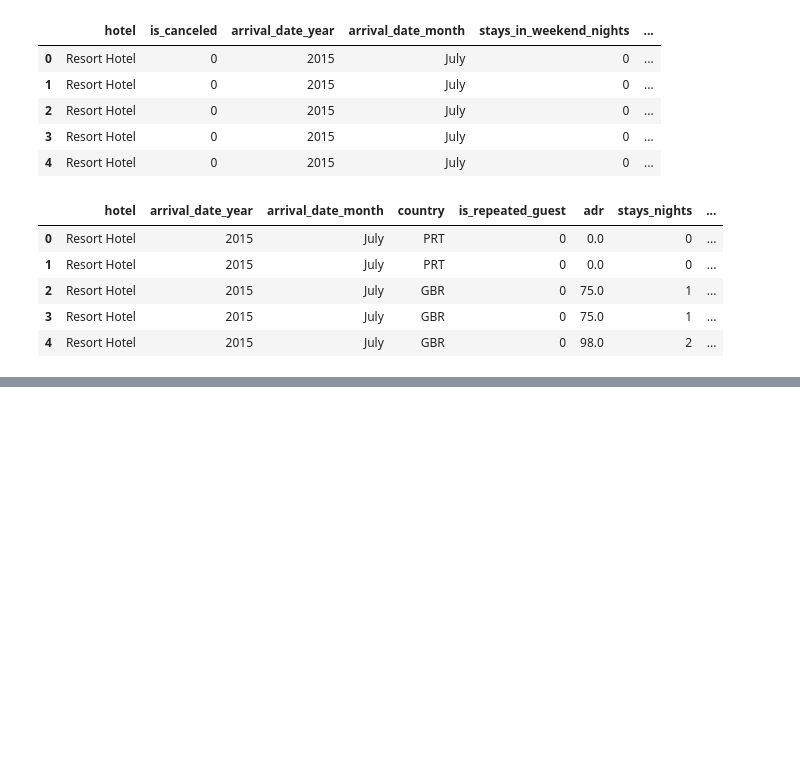
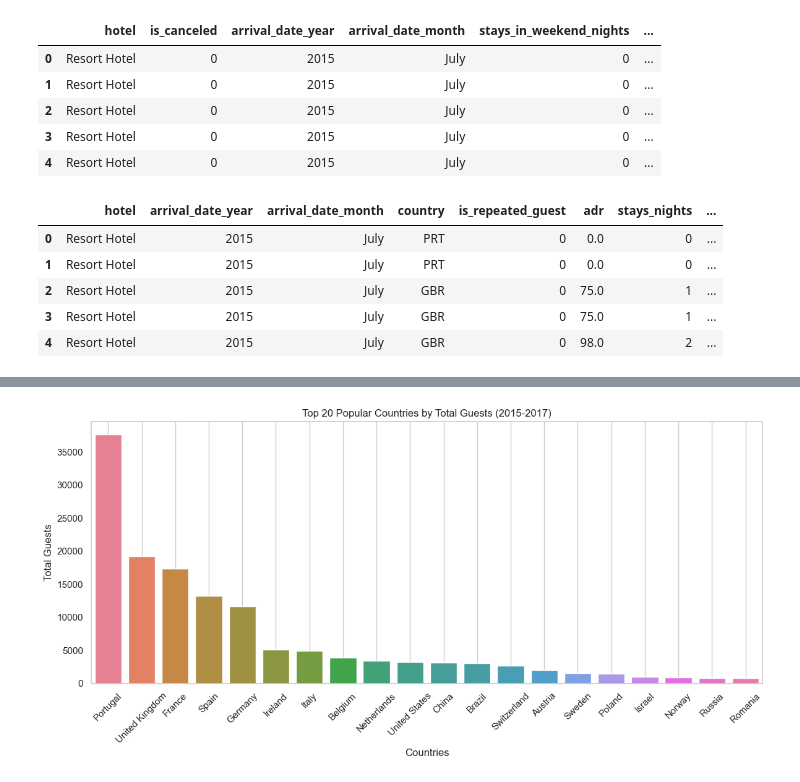
Before and after one commit to Kathyvng/Project1_Group6, a Jupyter notebook: 1_Data/Global_Tourism_Part1.ipynb, the cells around one changed output, grey strips where cells are left out. Saved outputs shown, nothing was run; the diff lists cells and outputs as text; code cells hidden in the pictures; blank space fills up the shorter version.

```diff
--- a/1_Data/Global_Tourism_Part1.ipynb
+++ b/1_Data/Global_Tourism_Part1.ipynb
@@ -69,0 +304,8 @@ hotel_data.head()
+# %%
+# Get total visitors and average stays
+hotel_data_summary = hotel_data.groupby("country").agg(
+    total_guests=("number_of_guests", "sum"),
+    average_stay=("stays_nights", "mean"),
+    total_guest_nights=("guest_nights", "sum"),
+).reset_index()
+hotel_data_summary
@@ -69,0 +326,4 @@ hotel_data.head()
+# %%
+# Top 20 countries with highest guests, average_stay_nights, total_guests_nights
+top_popularity_by_guests = hotel_data_summary.sort_values(by="total_guests", ascending=False).head(20)
+print(top_popularity_by_guests)
@@ -69,0 +348,5 @@ hotel_data.head()
+# %%
+# Replace initials with full country names
+top_popularity_by_guests['country_name'] = top_popularity_by_guests['country'].replace(country_mapping)
+
+top_popularity_by_guests
@@ -69,0 +396,14 @@ hotel_data.head()
+# %%
+# Chart showing Top 20 Popular Countries by Total Guests
+
+plt.figure(figsize=(12, 6))
+sns.barplot(data=top_popularity_by_guests, x='country_name', y='total_guests', hue='country_name')
+plt.title('Top 20 Popular Countries by Total Guests (2015-2017)')
+plt.xlabel('Countries')
+plt.ylabel('Total Guests')
+plt.xticks(rotation=45)
+plt.grid()
+plt.tight_layout()
+plt.show()
+# %% [output]
+[figure, added]
```
Also changed, not shown: parts of 23 cells of this notebook.
